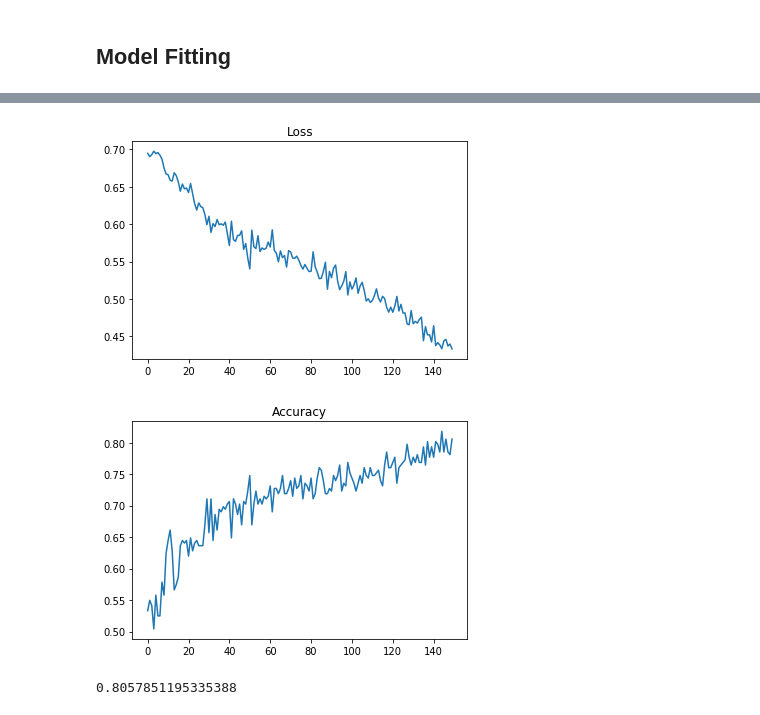
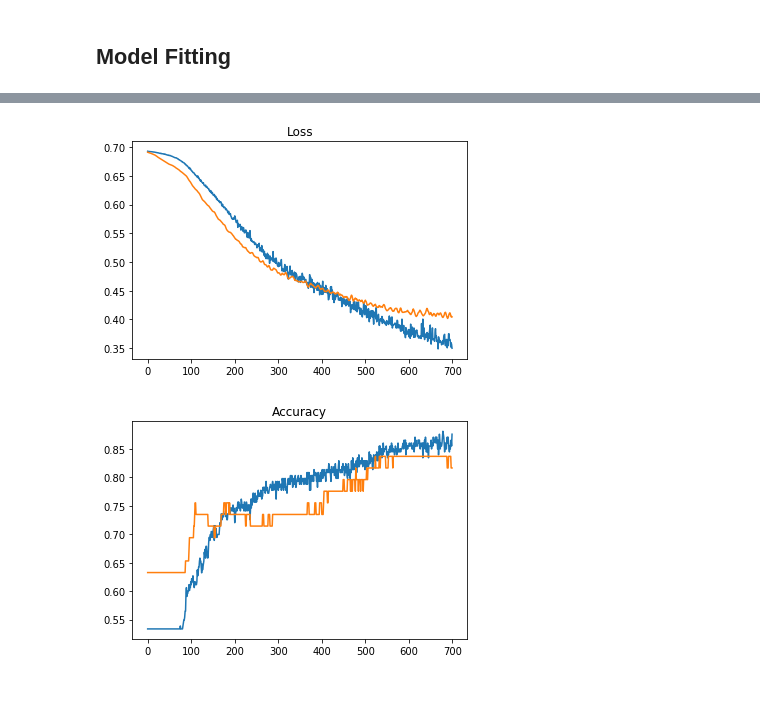
Before and after one commit to tobyzl2/Heart-Disease-Classification, a Jupyter notebook: heart_disease_classification.ipynb, the cells around one changed output, grey strips where cells are left out. Drawn from its saved outputs; the diff is of its cells as text; code cells hidden in the pictures.

```diff
--- a/heart_disease_classification.ipynb
+++ b/heart_disease_classification.ipynb
@@ -195,15 +235,25 @@ from sklearn.model_selection import GridSearchCV
 # %% [output]
 Using TensorFlow backend.
 # %%
-def build_model(lr=0.001, decay=1e-6):
+def build_model(lr=0.001, decay=0.0, initializer_val=0.05, num_layers=1, num_nodes=16, dp=0.0):
+    # Defining model
     model = Sequential()
-    model.add(Dense(64, kernel_initializer="random_uniform", activation="relu", input_dim=x_train.shape[1]))
-    model.add(Dropout(0.2))
-    model.add(Dense(64, kernel_initializer="random_uniform", activation="relu"))
-    model.add(Dropout(0.2))
-    model.add(Dense(1, kernel_initializer="random_uniform", activation="sigmoid"))
 
-    opt = Adam(lr=lr, decay=decay)
+    # Defining kernel_initializer
+    initializer = RandomUniform(minval=-initializer_val, maxval=initializer_val)
+
+    # Adding layers
+    model.add(Dense(num_nodes, kernel_initializer=initializer, activation="relu", input_dim=train_data.shape[1]))
+    model.add(Dropout(dp))
+    model.add(Dense(num_nodes, kernel_initializer=initializer, activation="relu"))
+    model.add(Dropout(dp))
+
+    model.add(Dense(1, kernel_initializer=initializer, activation="sigmoid"))
+
+    # Defining optimizer
+    opt = Adamax(lr=lr, decay=decay)
+
+    # Compiling model
     model.compile(loss="binary_crossentropy", optimizer=opt, metrics=["accuracy"])
 
     return model
@@ -267,9 +351,9 @@ get_grid_analysis(grid_result)
 # %% [markdown]
 ## Model Fitting
 # %%
-model = build_model(lr=0.00075)
-def fit_model(epochs=150):
-    return model.fit(x_train.values, y_train.values, epochs=epochs, batch_size=x_train.shape[0], verbose=0)
+model = build_model(lr=0.0005, decay=0, initializer_val = 0.03, dp=0.005)
+def fit_model(epochs=700):
+    return model.fit(train_data, train_labels, epochs=epochs, batch_size=train_data.shape[0] // 2, validation_split=0.2, verbose=1)
 history = fit_model()
-print("Training finished.")
+print("Accuracy: " + str(history.history["acc"][-1]))
 # %% [output]
@@ -278,17 +377,16 @@ Training finished.
-# %%
-plt.title("Loss")
-plt.plot(history.history["loss"])
-plt.show()
-# %% [output]
-[figure, removed]
-# %%
-plt.title("Accuracy")
-plt.plot(history.history["acc"])
-plt.show()
-# %% [output]
-[figure, removed]
-# %%
-history.history["acc"][-1]
-# %% [output]
-0.8057851195335388
+# %%
+# Plot loss
+plt.title("Loss")
+plt.plot(history.history["loss"])
+plt.plot(history.history["val_loss"])
+plt.show()
+
+# Plot accuracy
+plt.title("Accuracy")
+plt.plot(history.history["acc"])
+plt.plot(history.history["val_acc"])
+plt.show()
+# %% [output]
+[figure, added]
+[figure, added]
 # %%
```
Also changed, not shown: parts of 23 cells of this notebook.
